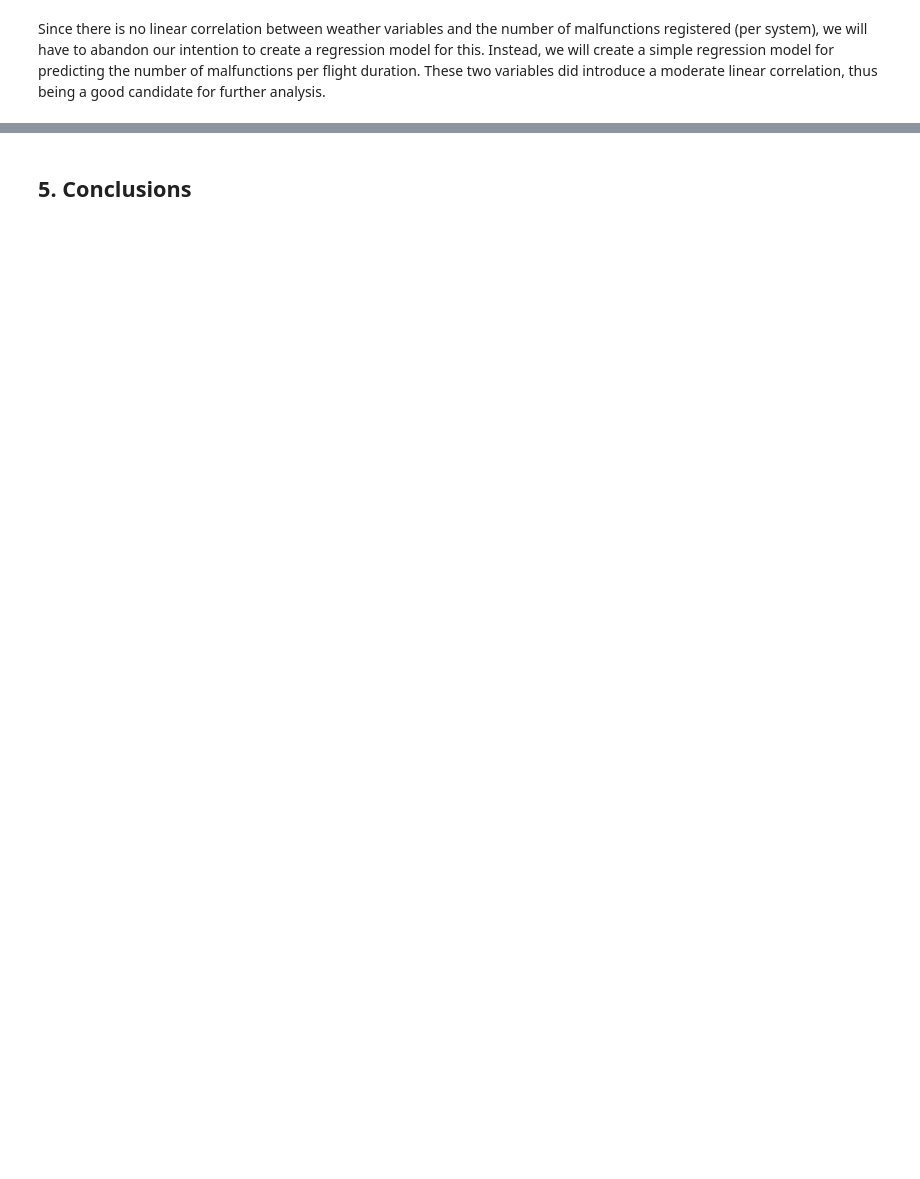
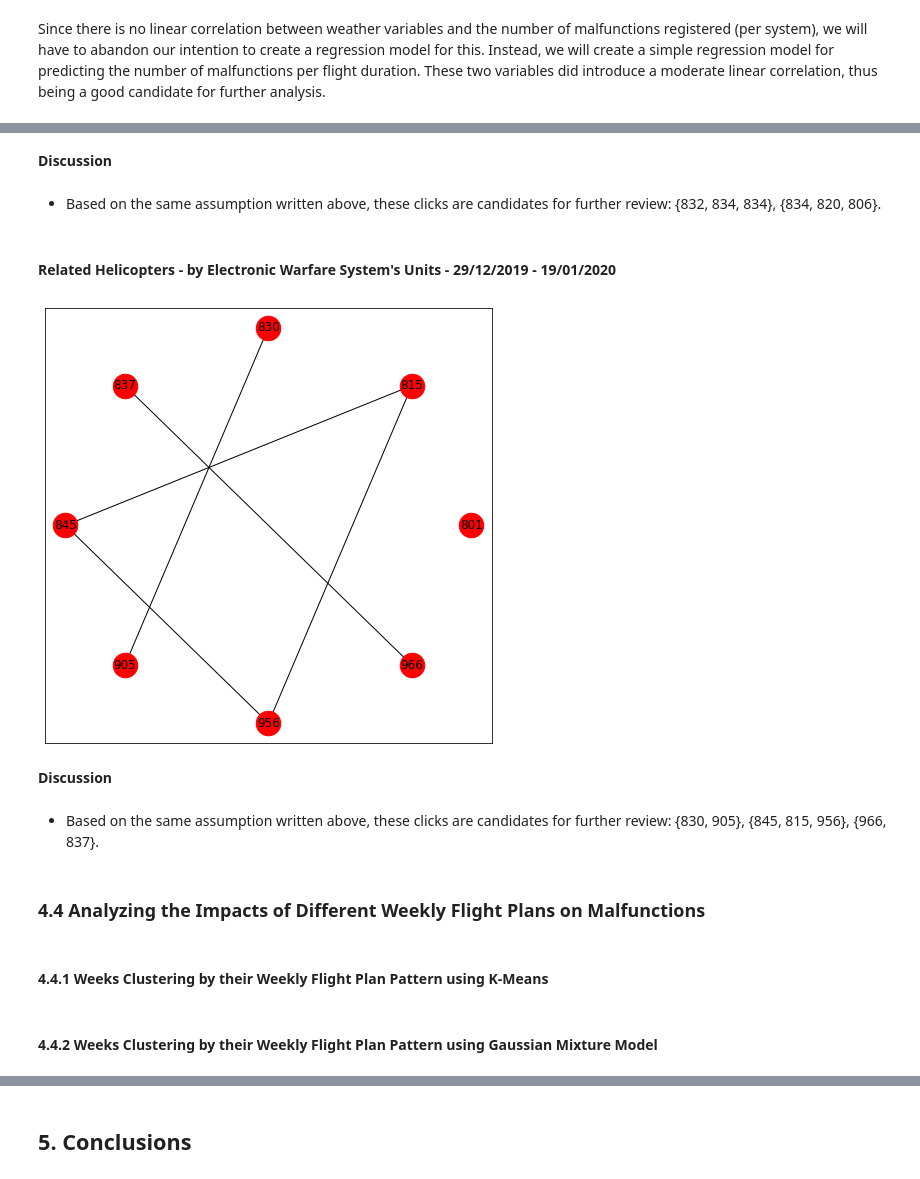
Before and after one commit to elront/Data_Sceince_Project, a Jupyter notebook: Data_science_workshop_project.ipynb, the cells around one changed output, grey strips where cells are left out. Saved outputs shown, nothing was run; the diff lists cells and outputs as text; code cells hidden in the pictures; blank space fills up the shorter version.

```diff
--- a/Data_science_workshop_project.ipynb
+++ b/Data_science_workshop_project.ipynb
@@ -2847,0 +2868,2 @@ Since there is no linear correlation between weather variables and the number of
+# %%
+malf_electronic_warfare_df = retrieve_data("Electronic Warfare", dt.datetime(2019,12,29))
@@ -2847,0 +2896,2 @@ Since there is no linear correlation between weather variables and the number of
+# %%
+electronic_warfare_graph = build_bipartite_graph(malf_electronic_warfare_df)
@@ -2847,0 +2928,22 @@ Since there is no linear correlation between weather variables and the number of
+# %% [markdown]
+**Discussion**
+# %% [markdown]
+* Based on the same assumption written above, these clicks are candidates for further review:
+ {832, 834, 834}, {834, 820, 806}.
+# %% [markdown]
+#### Related Helicopters - by Electronic Warfare System's Units - 29/12/2019 - 19/01/2020
+# %%
+project_and_draw(malf_electronic_warfare_df, electronic_warfare_graph)
+# %% [output]
+[figure, added]
+# %% [markdown]
+**Discussion**
+# %% [markdown]
+* Based on the same assumption written above, these clicks are candidates for further review:
+ {830, 905}, {845, 815, 956}, {966, 837}.
+# %% [markdown]
+### 4.4 Analyzing the Impacts of Different Weekly Flight Plans on Malfunctions
+# %% [markdown]
+#### 4.4.1 Weeks Clustering by their Weekly Flight Plan Pattern using K-Means
+# %% [markdown]
+#### 4.4.2 Weeks Clustering by their Weekly Flight Plan Pattern using Gaussian Mixture Model
```
Also changed, not shown: parts of 74 cells of this notebook.
